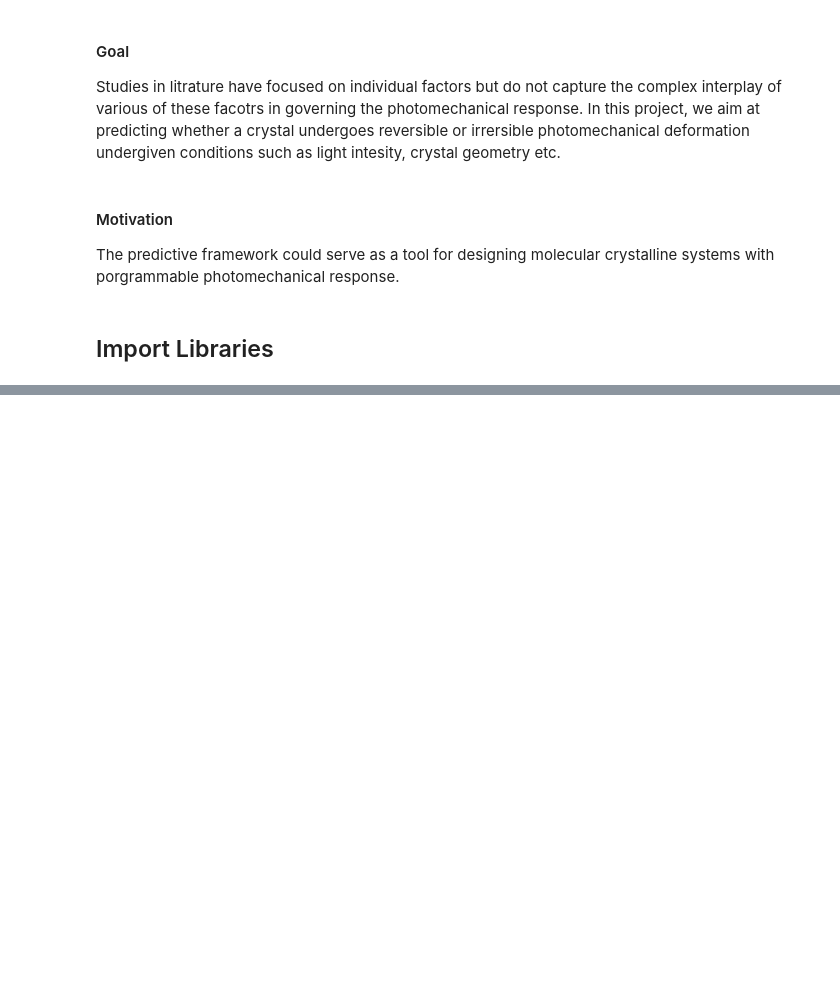
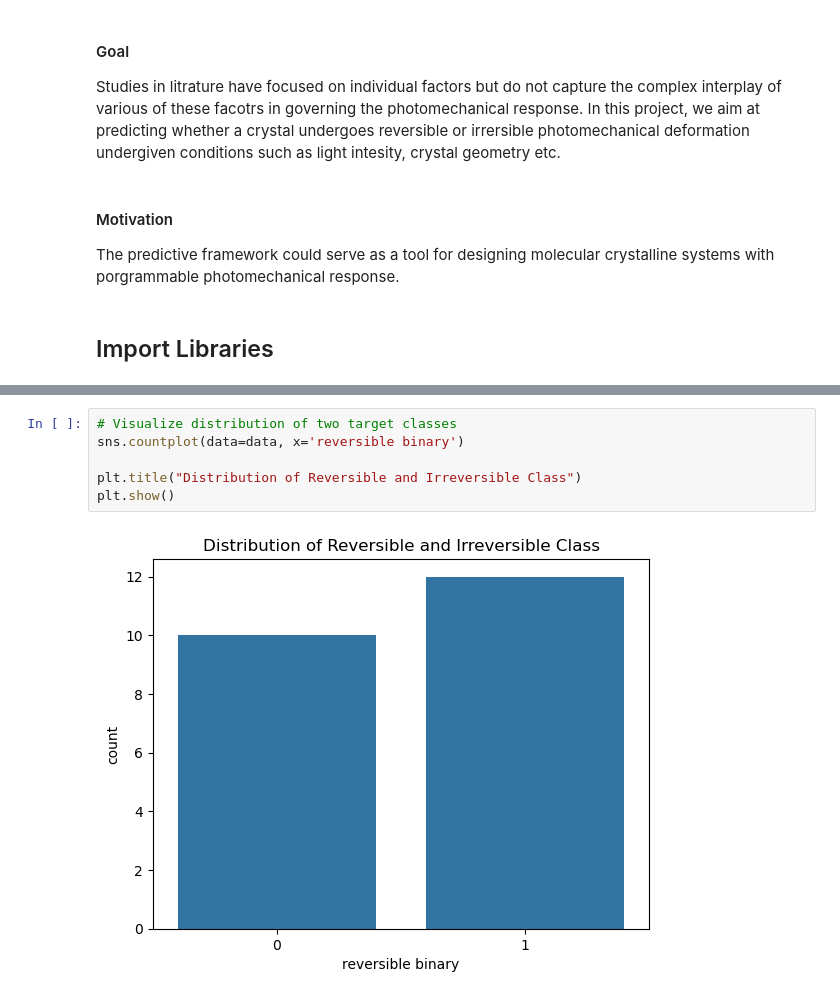
Before and after one commit to devesh-tiwari/ml4ms-finalproject, a Jupyter notebook: devesh-maya-final-project.ipynb, the cells around one changed output, grey strips where cells are left out. Saved outputs shown, nothing was run; the diff lists cells and outputs as text; blank space fills up the shorter version.

```diff
--- a/devesh-maya-final-project.ipynb
+++ b/devesh-maya-final-project.ipynb
@@ -22,0 +161,8 @@ import numpy as np
+# %%
+# Visualize distribution of two target classes
+sns.countplot(data=data, x='reversible binary')
+
+plt.title("Distribution of Reversible and Irreversible Class")
+plt.show()
+# %% [output]
+[figure, added]
```
Also changed, not shown: parts of 33 cells of this notebook.
